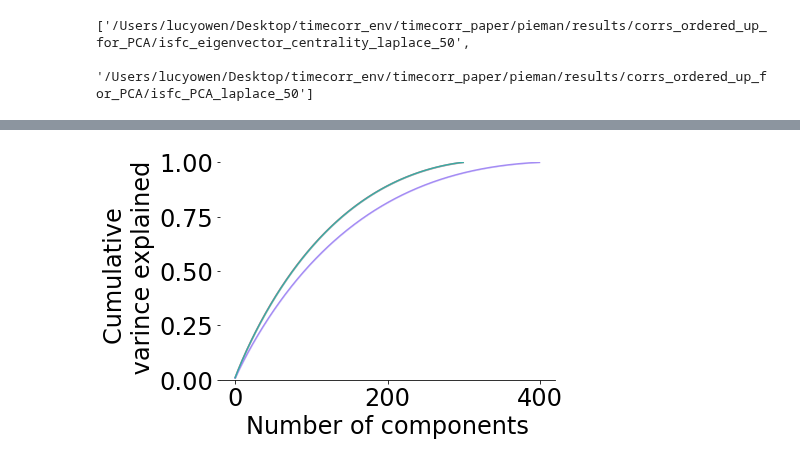
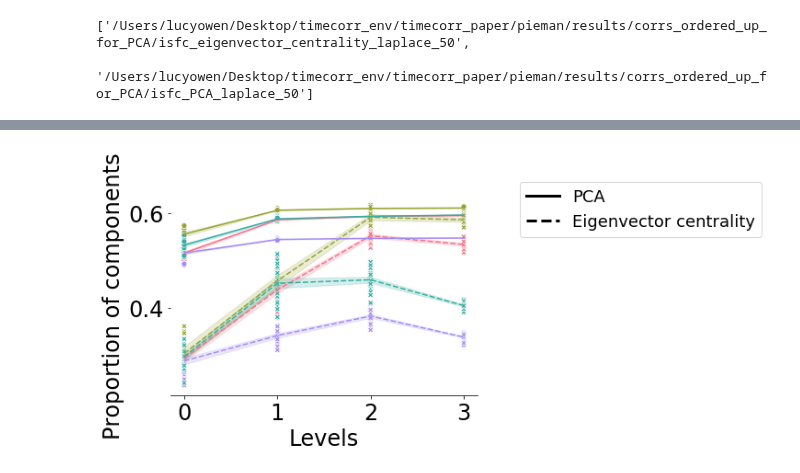
Before and after one commit to ContextLab/timecorr-paper, a Jupyter notebook: code/notebooks/pca_features.ipynb, the cells around one changed output, grey strips where cells are left out. Saved outputs shown, nothing was run; the diff lists cells and outputs as text; code cells hidden in the pictures.

```diff
--- a/code/notebooks/pca_features.ipynb
+++ b/code/notebooks/pca_features.ipynb
@@ -149,21 +186,37 @@ for r in np.arange(2):
+# %%
+thres_data['percent components'] = thres_data['components']/thres_data['total components']
+# %%
+fig, ax = plt.subplots()
+ax = sns.scatterplot(x = 'level', y = 'percent components', hue='condition', style = 'reduction', palette=cmap,
+                hue_order=['intact', 'paragraph', 'word', 'rest'], data = thres_data)
+sns.lineplot(x = 'level', y = 'percent components', hue='condition', ax=ax, style = 'reduction', palette=cmap,
+             hue_order=['intact', 'paragraph', 'word', 'rest'], data = thres_data)
+sns.despine(ax=ax, left=True)
+#ax.set_title('Cumulative varince explained')
+ax.set_ylabel('Proportion of components',fontsize=24)
+ax.set_xlabel('Levels',fontsize=24)
+ax.tick_params(axis='both', which='major', labelsize=24)
+ax.tick_params(axis='both', which='minor', labelsize=20)
+
+legend_elements = [Line2D([0], [0], color='black', linestyle = 'solid', lw=3, label='PCA'),
+                   Line2D([0], [0], linestyle = 'dashed', color='black', lw=3, label='Eigenvector centrality')]
+ax.legend(handles=legend_elements, loc='lower right', fontsize=18, bbox_to_anchor=(1.95, 0.75))
+outfile = os.path.join(figdir, 'pca_700_nodes_across_levels.pdf')
+plt.savefig(outfile)
+#ax.legend().set_visible(False)
+# %% [output]
+[figure, added]
 # %%
 fig, ax = plt.subplots()
-sns.lineplot(x="components", y="variance",
-             hue="condition",
-             data=full_pca_data[full_pca_data['condition']=='intact'], ax=ax, palette=cmap, hue_order=['intact', 'paragraph', 'word', 'rest'])
-sns.lineplot(x="components", y="variance",
-             hue="condition",
-             data=full_pca_data[full_pca_data['condition']=='rest'], ax=ax, palette=cmap, hue_order=['intact', 'paragraph', 'word', 'rest'])
-sns.lineplot(x="components", y="variance",
-             hue="condition",
-             data=full_pca_data[full_pca_data['condition']=='word'], ax=ax, palette=cmap, hue_order=['intact', 'paragraph', 'word', 'rest'])
+ax = sns.scatterplot(x = 'level', y = 'components', hue='condition', style = 'reduction', palette=cmap,
+                hue_order=['intact', 'paragraph', 'word', 'rest'], data = thres_data)
+sns.lineplot(x = 'level', y = 'components', hue='condition', ax=ax, style = 'reduction', palette=cmap,
+             hue_order=['intact', 'paragraph', 'word', 'rest'], data = thres_data)
 sns.despine(ax=ax, left=True)
 #ax.set_title('Cumulative varince explained')
-ax.set_ylabel('Cumulative \n varince explained',fontsize=24)
-ax.set_xlabel('Number of components',fontsize=24)
+ax.set_ylabel('Number of components',fontsize=24)
+ax.set_xlabel('Levels',fontsize=24)
 ax.tick_params(axis='both', which='major', labelsize=24)
 ax.tick_params(axis='both', which='minor', labelsize=20)
-ax.set_ylim(0, 1)
+
 ax.legend().set_visible(False)
-# %% [output]
-[figure, removed]
```
Also changed, not shown: parts of 21 cells of this notebook, 1 other file.
